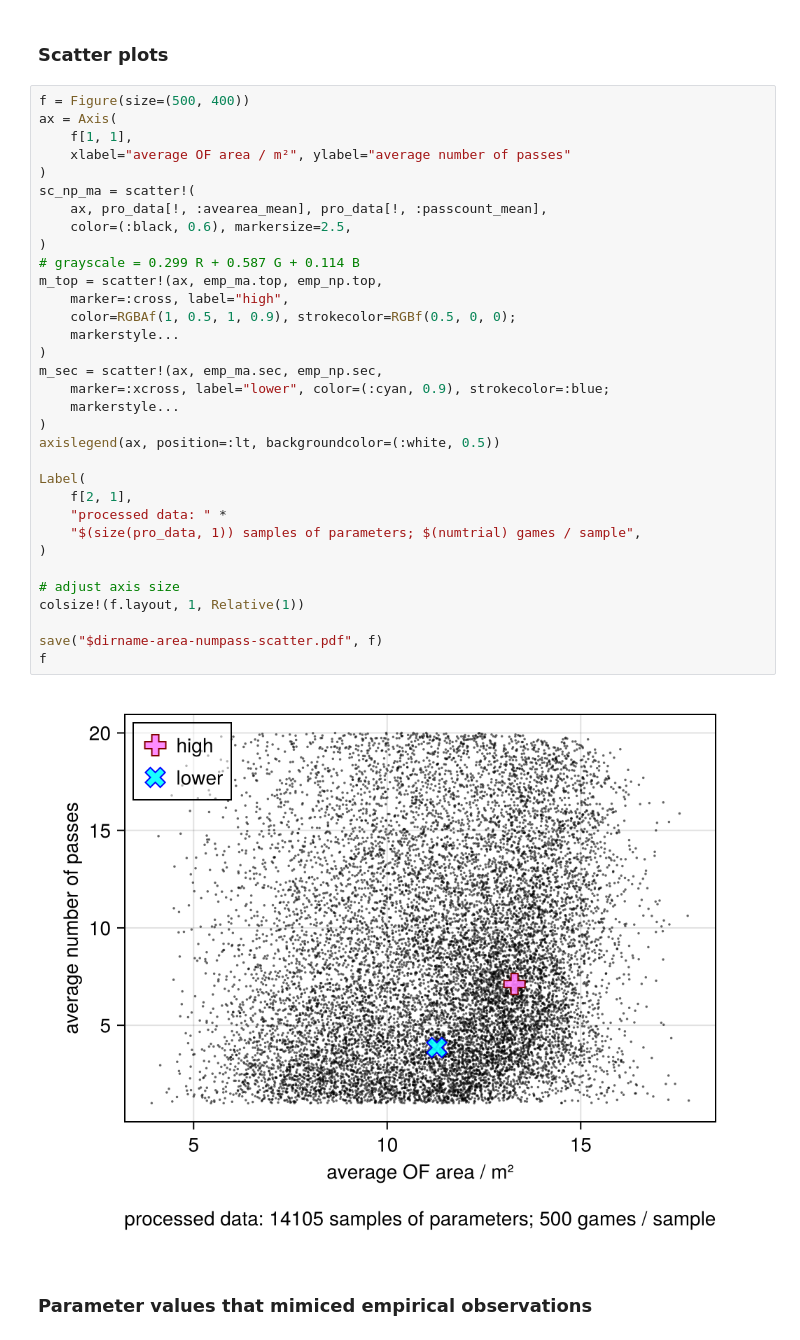
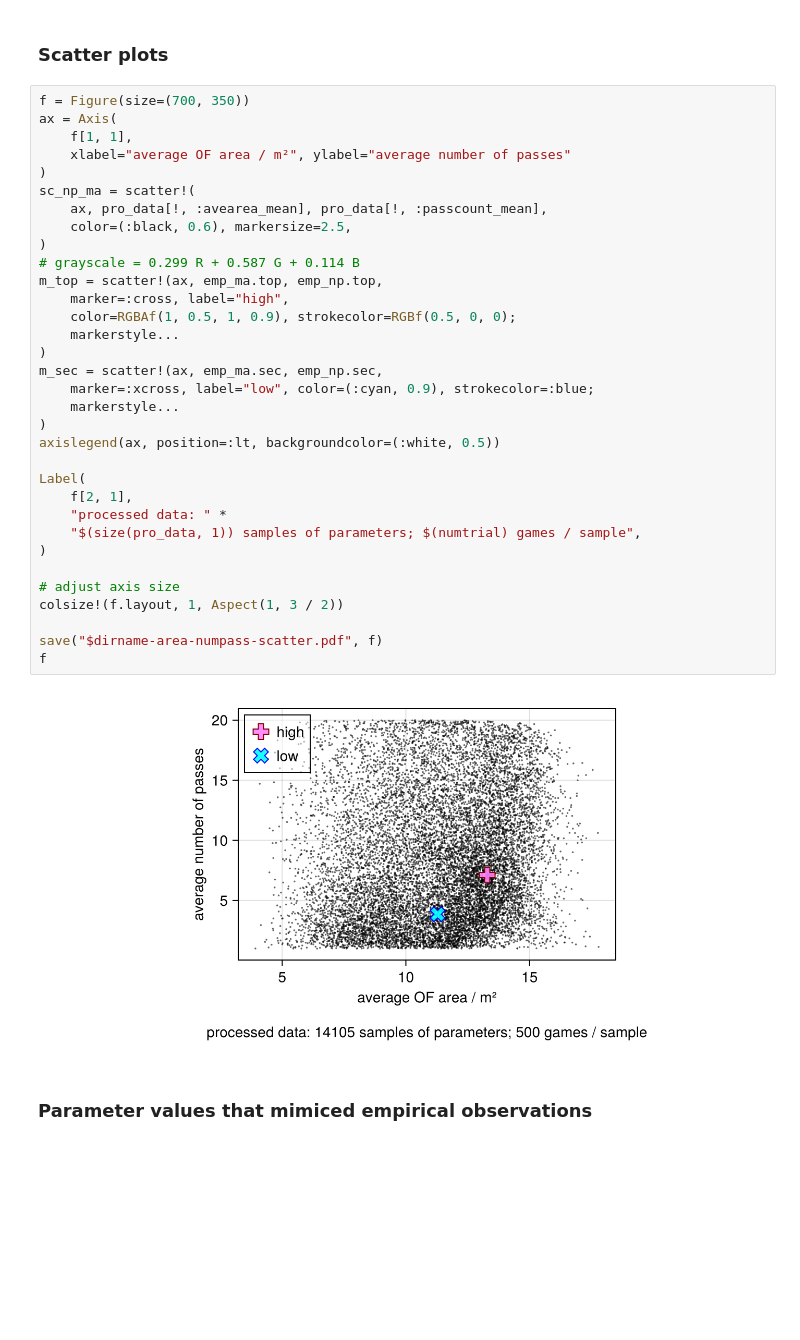
Before and after one commit to ishiihidemasa/25-dynamical-modelling-3v1-ball-possession, a Jupyter notebook: scripts/plot-sim-dataset.ipynb, the cells around one changed output. Saved outputs shown, nothing was run; the diff lists cells and outputs as text; blank space fills up the shorter version.

Commit message:
revised figures

```diff
--- a/scripts/plot-sim-dataset.ipynb
+++ b/scripts/plot-sim-dataset.ipynb
@@ -290,40 +290,40 @@ f
 # %% [markdown]
 ### Scatter plots
 # %%
-f = Figure(size=(500, 400))
+f = Figure(size=(700, 350))
 ax = Axis(
     f[1, 1],
     xlabel="average OF area / m²", ylabel="average number of passes"
 )
 sc_np_ma = scatter!(
     ax, pro_data[!, :avearea_mean], pro_data[!, :passcount_mean],
     color=(:black, 0.6), markersize=2.5,
 )
 # grayscale = 0.299 R + 0.587 G + 0.114 B
 m_top = scatter!(ax, emp_ma.top, emp_np.top,
     marker=:cross, label="high",
     color=RGBAf(1, 0.5, 1, 0.9), strokecolor=RGBf(0.5, 0, 0);
     markerstyle...
 )
 m_sec = scatter!(ax, emp_ma.sec, emp_np.sec,
-    marker=:xcross, label="lower", color=(:cyan, 0.9), strokecolor=:blue;
+    marker=:xcross, label="low", color=(:cyan, 0.9), strokecolor=:blue;
     markerstyle...
 )
 axislegend(ax, position=:lt, backgroundcolor=(:white, 0.5))
 
 Label(
     f[2, 1],
     "processed data: " *
     "$(size(pro_data, 1)) samples of parameters; $(numtrial) games / sample",
 )
 
 # adjust axis size
-colsize!(f.layout, 1, Relative(1))
+colsize!(f.layout, 1, Aspect(1, 3 / 2))
 
 save("$dirname-area-numpass-scatter.pdf", f)
 f
 # %% [output]
-[figure, old version]
+[figure, new version]
 # %% [markdown]
 ### Parameter values that mimiced empirical observations
 # %%
```
Also changed, not shown: parts of 1 cell of this notebook, 6 other files.
